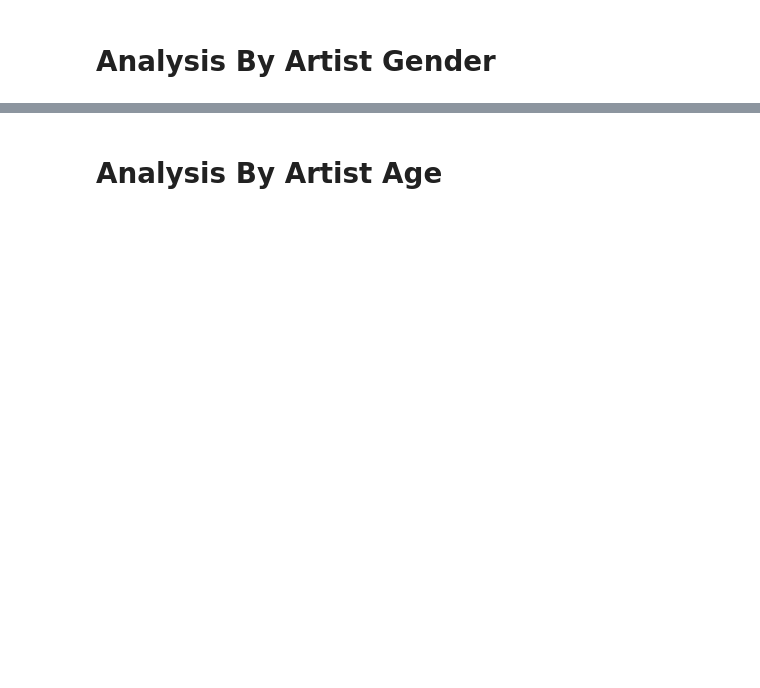
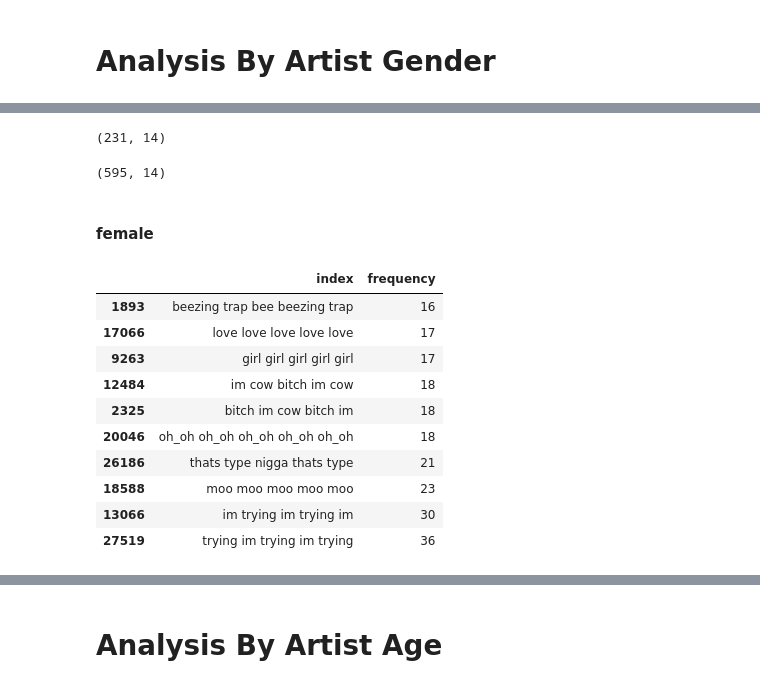
Before and after one commit to savyrosea/Genius_Lyrics_Analysis, a Jupyter notebook: notebooks/3_N-Grams.ipynb, the cells around one changed output, grey strips where cells are left out. Cells and saved outputs as stored; diff of their text form; code cells hidden in the pictures; blank space fills up the shorter version.

```diff
--- a/notebooks/3_N-Grams.ipynb
+++ b/notebooks/3_N-Grams.ipynb
@@ -120,3 +166,33 @@ songs.head()
 # %%
 female = songs[songs['gender'] == 'Female']
 male = songs[songs['gender'] == 'Male']
+# %%
+female.shape
+# %% [output]
+(231, 14)
+# %%
+male.shape
+# %% [output]
+(595, 14)
+# %% [markdown]
+#### female
+# %%
+word_vectorizer = CountVectorizer(ngram_range=(5,5), analyzer='word',stop_words=stop_words)
+sparse_matrix = word_vectorizer.fit_transform(female['cleaned_lyrics'])
+# %%
+frequencies = sum(sparse_matrix).toarray()[0]
+f_count = pd.DataFrame(frequencies, index=word_vectorizer.get_feature_names(), columns=['frequency']).reset_index()
+
+f_count.sort_values('frequency').tail(10)
+# %% [output]
+|  | index | frequency |
+| 1893 | beezing trap bee beezing trap | 16 |
+| 17066 | love love love love love | 17 |
+| 9263 | girl girl girl girl girl | 17 |
+| 12484 | im cow bitch im cow | 18 |
+| 2325 | bitch im cow bitch im | 18 |
+| 20046 | oh_oh oh_oh oh_oh oh_oh oh_oh | 18 |
+| 26186 | thats type nigga thats type | 21 |
+| 18588 | moo moo moo moo moo | 23 |
+| 13066 | im trying im trying im | 30 |
+| 27519 | trying im trying im trying | 36 |
```
Also changed, not shown: parts of 23 cells of this notebook, 1 other file.
